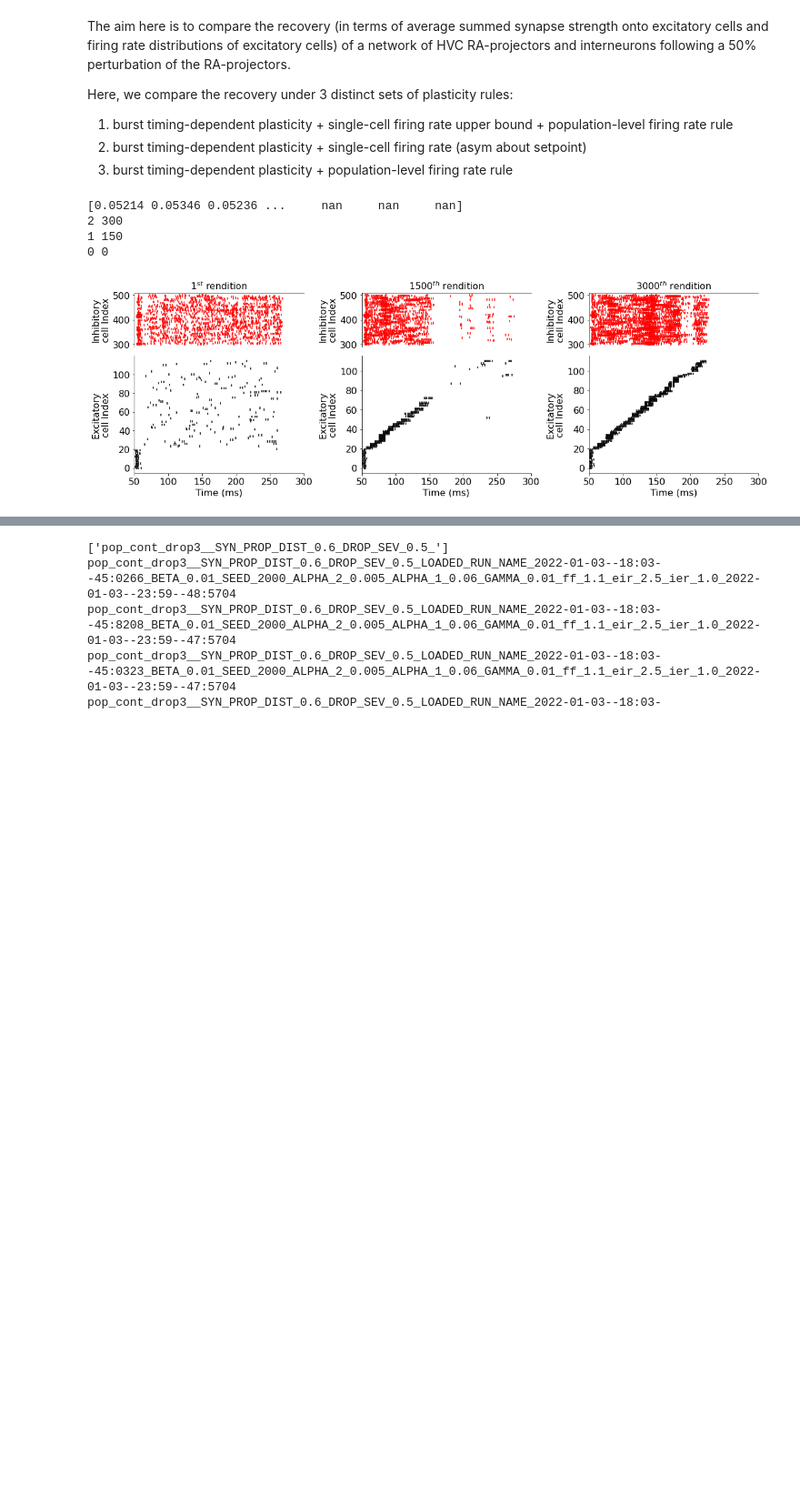
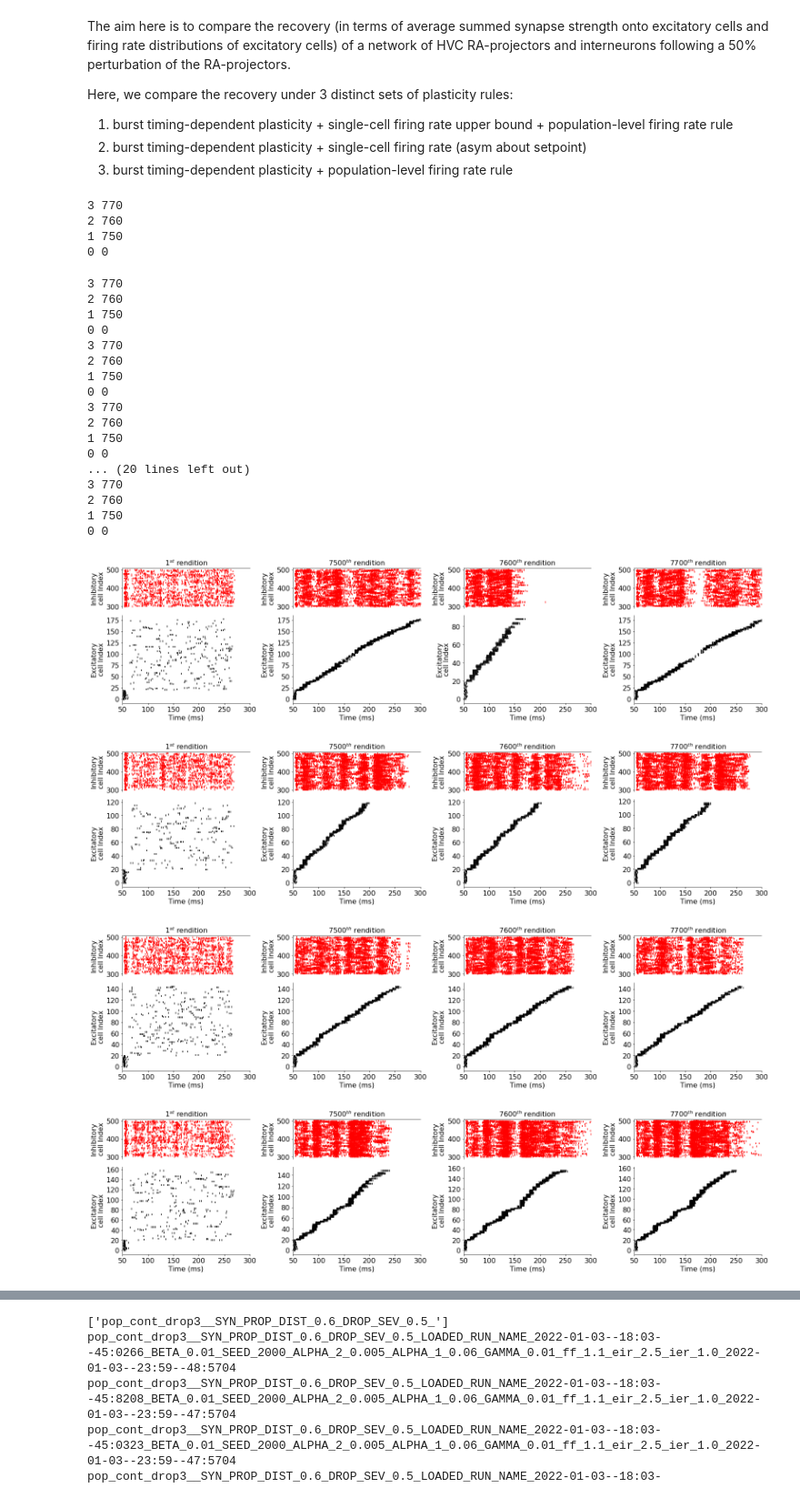
Before and after one commit to davidgbe/population_feedback_synfire_chain_growth, a Jupyter notebook: synfire_chain_growth_poisson_22_03_08/nb.ipynb, the cells around one changed output, grey strips where cells are left out. Shown at 91% size. Saved outputs shown, nothing was run; the diff lists cells and outputs as text; code cells hidden in the pictures; blank space fills up the shorter version.

```diff
--- a/synfire_chain_growth_poisson_22_03_08/nb.ipynb
+++ b/synfire_chain_growth_poisson_22_03_08/nb.ipynb
@@ -126,6 +126,10 @@ def load_exp_data(direc, cut=None, layer_size=20, n_exc=1600, name_frags=[], rev
             if 'gs' in loaded:
                 data['gs'] = loaded['gs']
 
+            if 'w_r_e' in loaded:
+                data['w_r_e'] = loaded['w_r_e']
+                data['w_r_i'] = loaded['w_r_i']
+
             return data
         yield i_f, lazy_load
 # %%
@@ -165,8 +169,8 @@ def make_sparse_raster(name, cell_range=(0, 300), per_shown=1., layer_size=20, t
 
     count = 0
     for d_idx, exp_dir_name in enumerate(sorted(all_dirs)):
-        if count >= 10:
-            continue
+#         if count >= 10:
+#             continue
         count += 1
         scale = 1.1
 
@@ -185,7 +189,6 @@ def make_sparse_raster(name, cell_range=(0, 300), per_shown=1., layer_size=20, t
             if i == sort_timepoint:
                 data = load_data()
                 first_spk_times = data['first_spk_times']
-                print(first_spk_times)
                 firing_idxs = np.arange(len(first_spk_times))[~np.isnan(first_spk_times)]
                 first_spk_times_nonnan = first_spk_times[~np.isnan(first_spk_times)]
 
@@ -241,12 +244,32 @@ def make_sparse_raster(name, cell_range=(0, 300), per_shown=1., layer_size=20, t
         fig.tight_layout()
         save_fig(fig, './figures/paper/rasters', f'{exp_dir_name}.svg')
 # %%
-make_sparse_raster(['growth_test_3_ff_1.3_eir_5.0_ier_1.5_2022-03-10--00:33--24:9475'],
-                   cell_range=(0, 300), timepoints=[0, 150, 300],
-                   sort_timepoint=310, per_shown=1., color='#c41f3b')
+make_sparse_raster(['growth'],
+                   cell_range=(0, 300), timepoints=[0, 750, 760, 770],
+                   sort_timepoint=780, per_shown=1., color='#c41f3b')
 # %% [output]
-[0.05214 0.05346 0.05236 ...     nan     nan     nan]
-2 300
-1 150
+3 770
+2 760
+1 750
 0 0
+3 770
+2 760
+1 750
+0 0
+3 770
+2 760
+1 750
+0 0
+3 770
+2 760
+1 750
+0 0
+... (20 lines left out)
+3 770
+2 760
+1 750
+0 0
-[figure, old version]
+[figure, new version]
+[figure, added]
+[figure, added]
+[figure, added]
```
Also changed, not shown: parts of 16 cells of this notebook.
